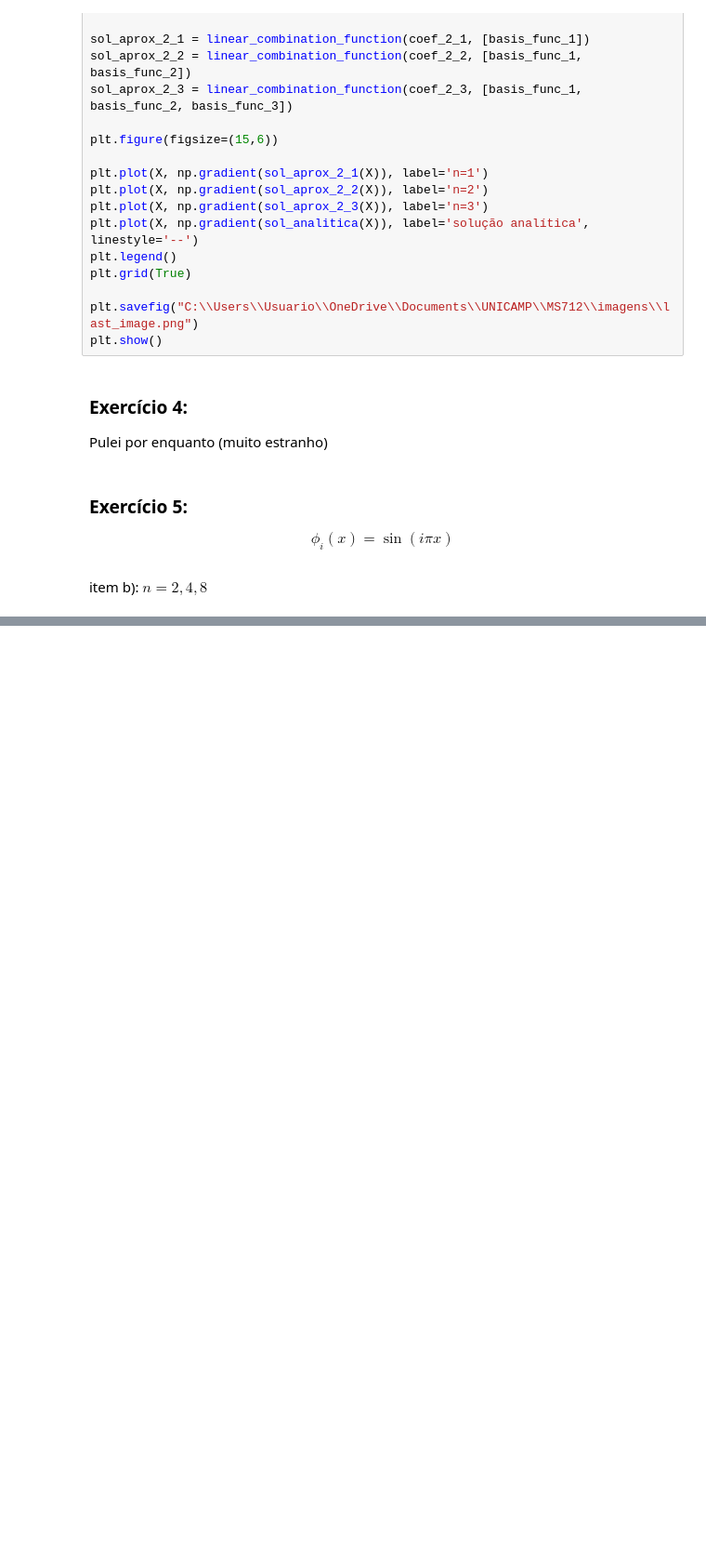
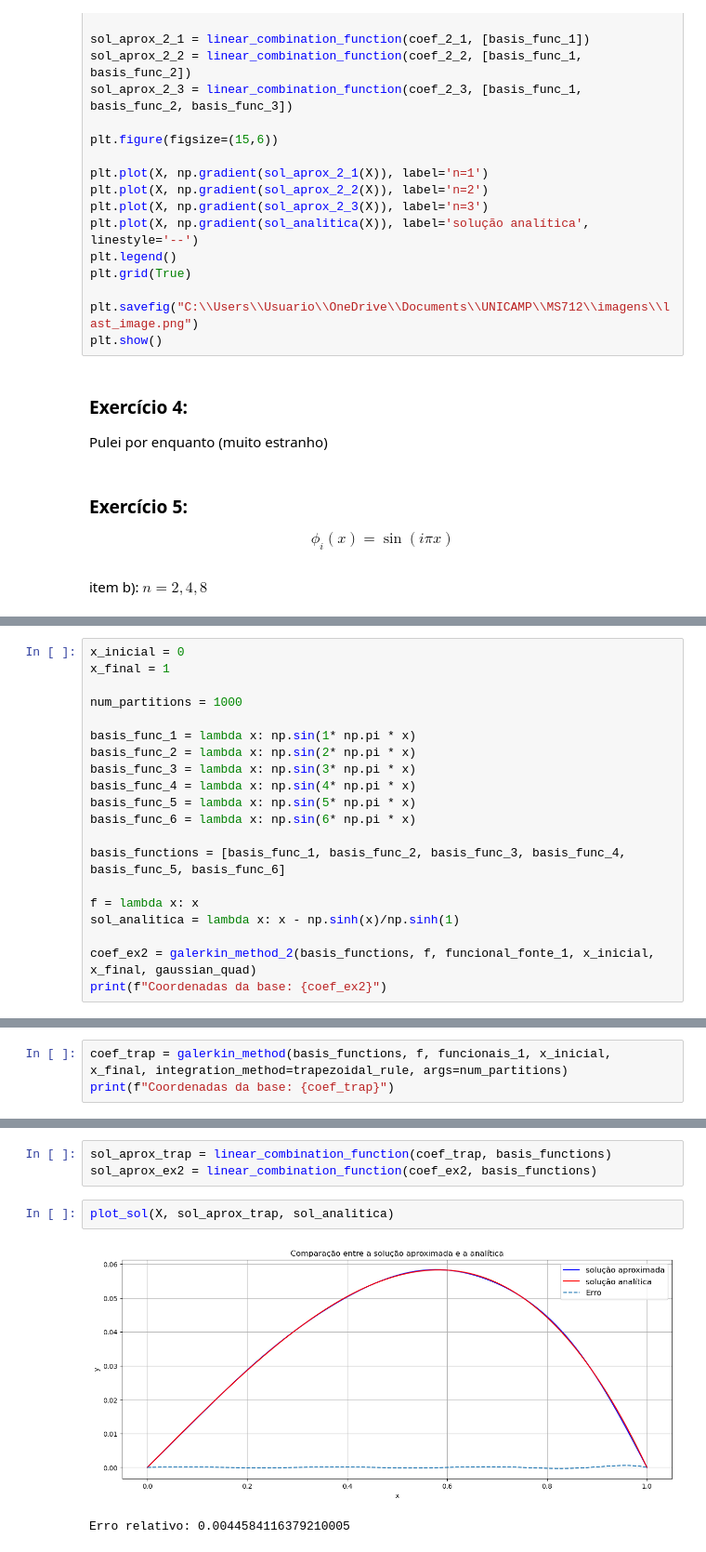
Before and after one commit to rangelalbuq/FEM-MS712, a Jupyter notebook: Galerkin_python.ipynb, the cells around one changed output, grey strips where cells are left out. Shown: that part at 93% size. Cells and saved outputs as stored; diff of their text form; blank space fills up the shorter version.

```diff
--- a/Galerkin_python.ipynb
+++ b/Galerkin_python.ipynb
@@ -304,0 +311,20 @@ plt.show()
+# %%
+x_inicial = 0
+x_final = 1
+
+num_partitions = 1000
+
+basis_func_1 = lambda x: np.sin(1* np.pi * x)
+basis_func_2 = lambda x: np.sin(2* np.pi * x)
+basis_func_3 = lambda x: np.sin(3* np.pi * x)
+basis_func_4 = lambda x: np.sin(4* np.pi * x)
+basis_func_5 = lambda x: np.sin(5* np.pi * x)
+basis_func_6 = lambda x: np.sin(6* np.pi * x)
+
+basis_functions = [basis_func_1, basis_func_2, basis_func_3, basis_func_4, basis_func_5, basis_func_6]
+
+f = lambda x: x
+sol_analitica = lambda x: x - np.sinh(x)/np.sinh(1)
+
+coef_ex2 = galerkin_method_2(basis_functions, f, funcional_fonte_1, x_inicial, x_final, gaussian_quad)
+print(f"Coordenadas da base: {coef_ex2}")
@@ -304,0 +333,3 @@ plt.show()
+# %%
+coef_trap = galerkin_method(basis_functions, f, funcionais_1, x_inicial, x_final, integration_method=trapezoidal_rule, args=num_partitions)
+print(f"Coordenadas da base: {coef_trap}")
@@ -304,0 +390,8 @@ plt.show()
+# %%
+sol_aprox_trap = linear_combination_function(coef_trap, basis_functions)
+sol_aprox_ex2 = linear_combination_function(coef_ex2, basis_functions)
+# %%
+plot_sol(X, sol_aprox_trap, sol_analitica)
+# %% [output]
+[figure, added]
+Erro relativo: 0.0044584116379210005
```
Also changed, not shown: parts of 23 cells of this notebook.
